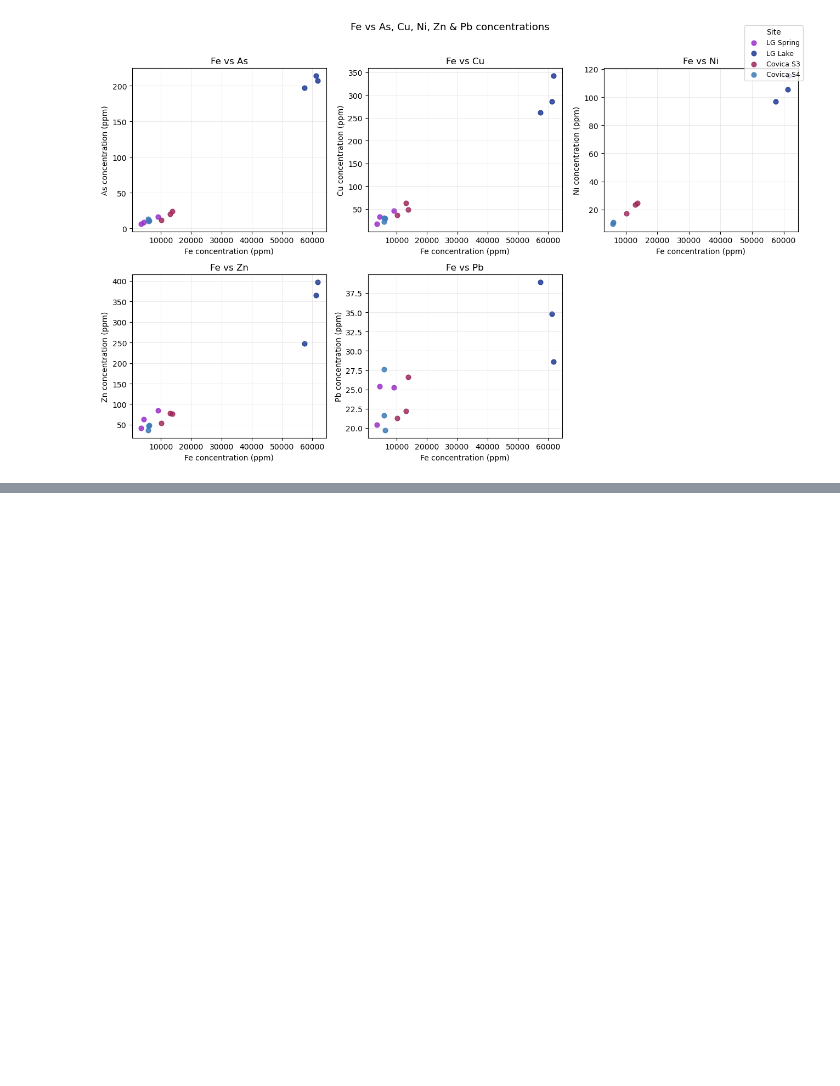
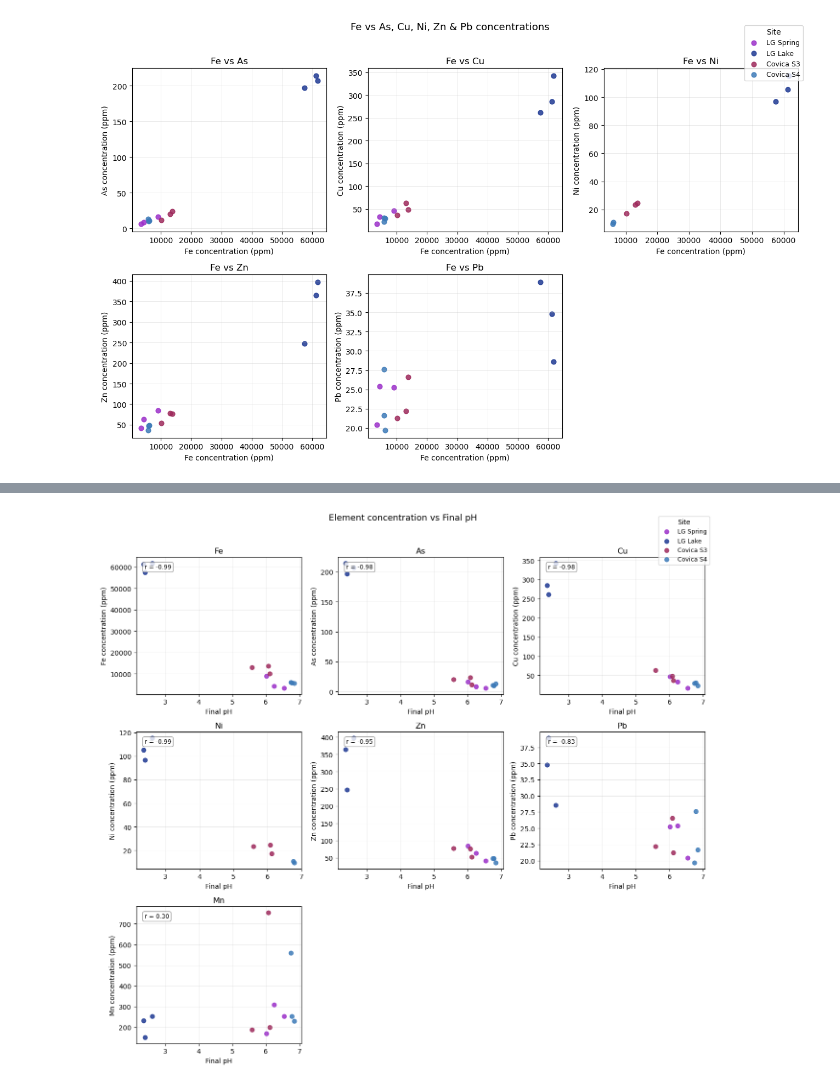
Before and after one commit to Monique2932/B_Module_Fieldwork, a Jupyter notebook: xrf_plots_monique.ipynb, the cells around one changed output, grey strips where cells are left out. Saved outputs shown, nothing was run; the diff lists cells and outputs as text; code cells hidden in the pictures; blank space fills up the shorter version.

```diff
--- a/xrf_plots_monique.ipynb
+++ b/xrf_plots_monique.ipynb
@@ -229,0 +409,4 @@ fe_vs_elements_grid(df, ["As", "Cu", "Ni", "Zn", "Pb"])
+# %%
+elements_vs_ph_grid(df, ["Fe", "As", "Cu", "Ni", "Zn", "Pb", "Mn"], colour_by="site")
+# %% [output]
+[figure, added]
```
Also changed, not shown: parts of 8 cells of this notebook, 1 other file.
